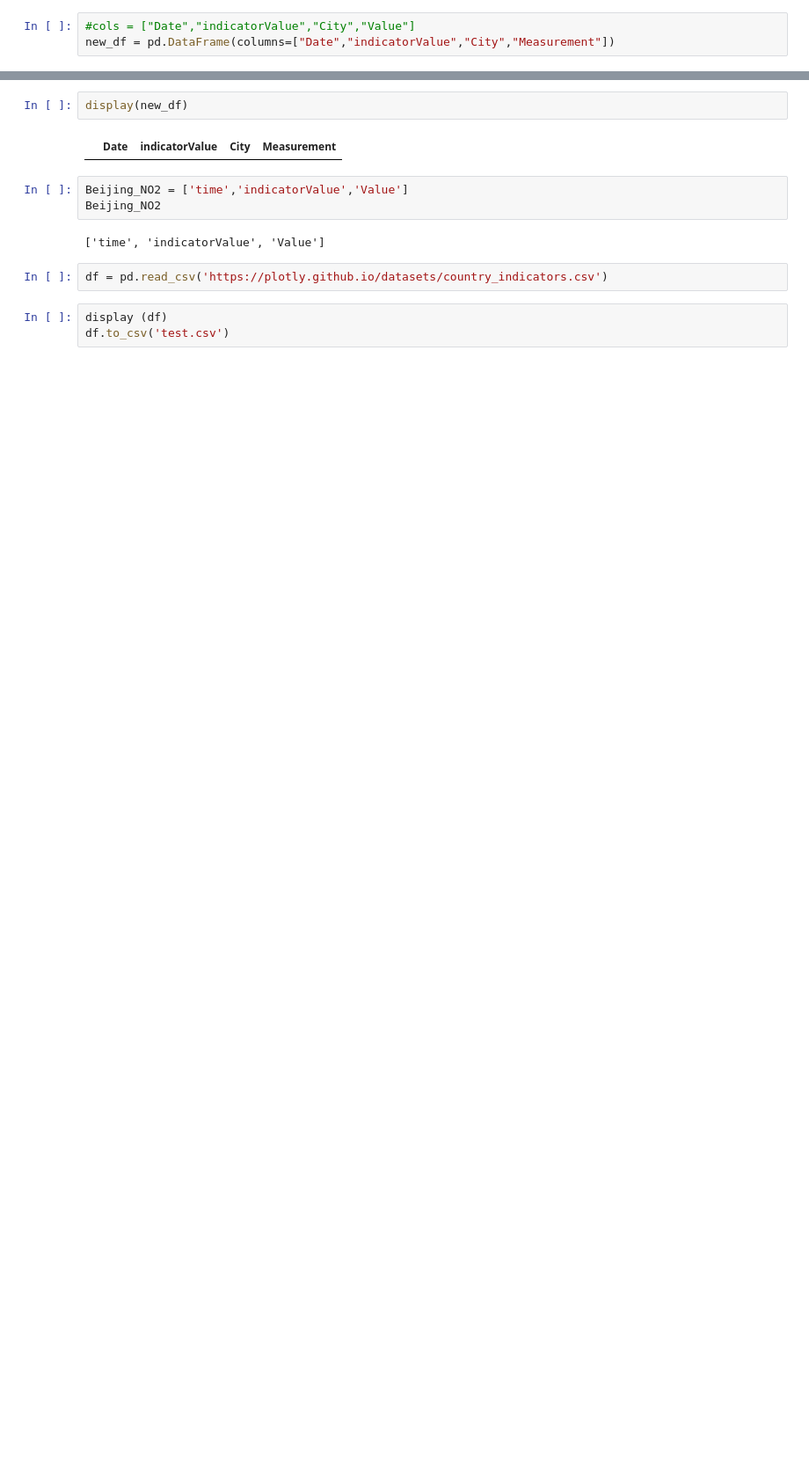
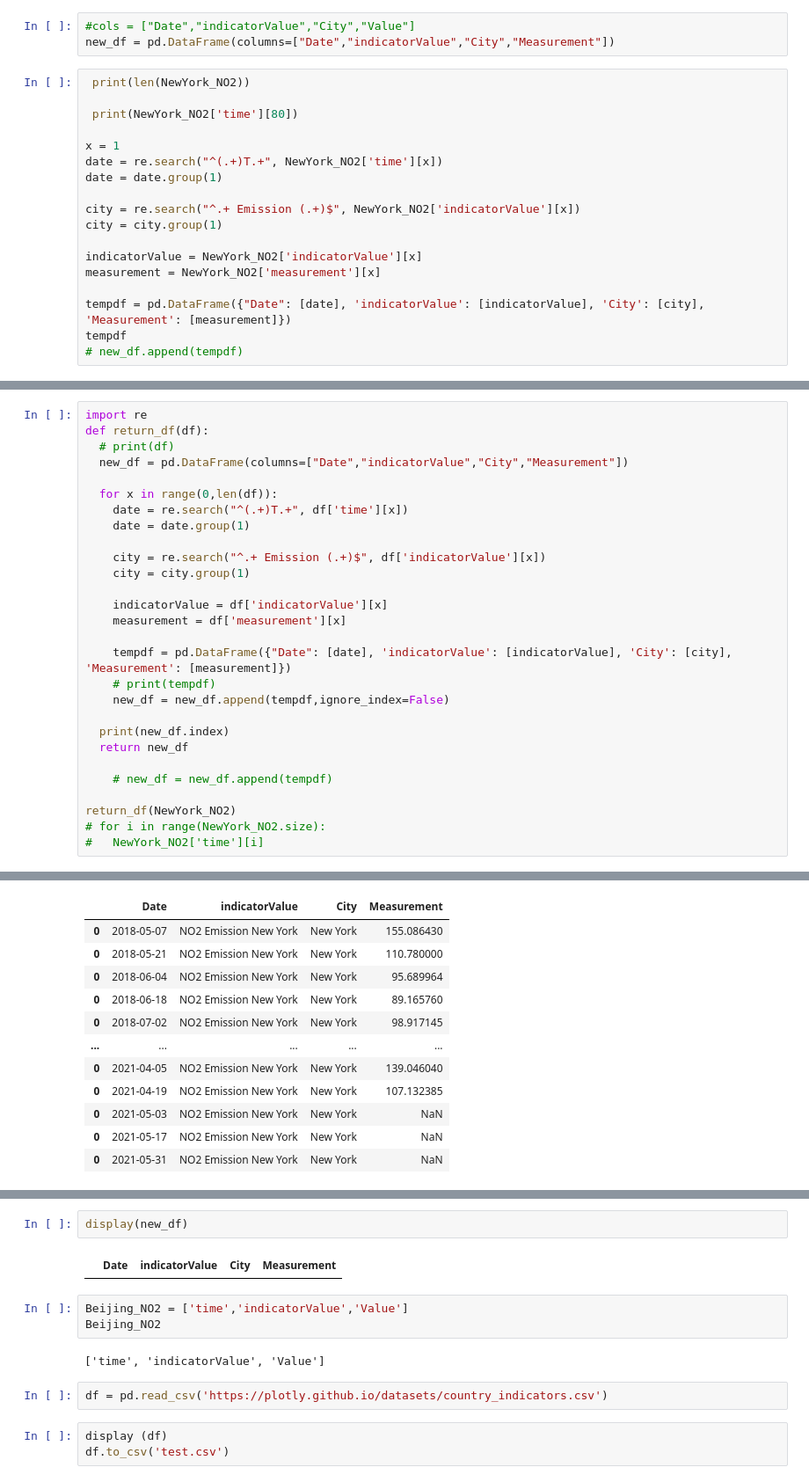
Before and after one commit to AnupaKulathunga/TeamWatha, a Jupyter notebook: test.ipynb, the cells around one changed output, grey strips where cells are left out. Shown: that part at 88% size. Saved outputs shown, nothing was run; the diff lists cells and outputs as text; blank space fills up the shorter version.

```diff
--- a/test.ipynb
+++ b/test.ipynb
@@ -52,3 +52,21 @@ display(San_Francisco_NO2.head())
 # %%
 #cols = ["Date","indicatorValue","City","Value"]
 new_df = pd.DataFrame(columns=["Date","indicatorValue","City","Measurement"])
+# %%
+ print(len(NewYork_NO2))
+
+ print(NewYork_NO2['time'][80])
+
+x = 1
+date = re.search("^(.+)T.+", NewYork_NO2['time'][x])
+date = date.group(1)
+
+city = re.search("^.+ Emission (.+)$", NewYork_NO2['indicatorValue'][x])
+city = city.group(1)
+
+indicatorValue = NewYork_NO2['indicatorValue'][x]
+measurement = NewYork_NO2['measurement'][x]
+
+tempdf = pd.DataFrame({"Date": [date], 'indicatorValue': [indicatorValue], 'City': [city], 'Measurement': [measurement]})
+tempdf
+# new_df.append(tempdf)
@@ -54,0 +78,29 @@ new_df = pd.DataFrame(columns=["Date","indicatorValue","City","Measurement"])
+# %%
+import re
+def return_df(df):
+  # print(df)
+  new_df = pd.DataFrame(columns=["Date","indicatorValue","City","Measurement"])
+
+  for x in range(0,len(df)):
+    date = re.search("^(.+)T.+", df['time'][x])
+    date = date.group(1)
+
+    city = re.search("^.+ Emission (.+)$", df['indicatorValue'][x])
+    city = city.group(1)
+
+    indicatorValue = df['indicatorValue'][x]
+    measurement = df['measurement'][x]
+
+    tempdf = pd.DataFrame({"Date": [date], 'indicatorValue': [indicatorValue], 'City': [city], 'Measurement': [measurement]})
+    # print(tempdf)
+    new_df = new_df.append(tempdf,ignore_index=False)
+
+  print(new_df.index)
+  return new_df
+
+    # new_df = new_df.append(tempdf)
+
+return_df(NewYork_NO2)
+# for i in range(NewYork_NO2.size):
+#   NewYork_NO2['time'][i]
+# %% [output]
@@ -54,0 +112,12 @@ new_df = pd.DataFrame(columns=["Date","indicatorValue","City","Measurement"])
+|  | Date | indicatorValue | City | Measurement |
+| 0 | 2018-05-07 | NO2 Emission New York | New York | 155.086430 |
+| 0 | 2018-05-21 | NO2 Emission New York | New York | 110.780000 |
+| 0 | 2018-06-04 | NO2 Emission New York | New York | 95.689964 |
+| 0 | 2018-06-18 | NO2 Emission New York | New York | 89.165760 |
+| 0 | 2018-07-02 | NO2 Emission New York | New York | 98.917145 |
+| ... | ... | ... | ... | ... |
+| 0 | 2021-04-05 | NO2 Emission New York | New York | 139.046040 |
+| 0 | 2021-04-19 | NO2 Emission New York | New York | 107.132385 |
+| 0 | 2021-05-03 | NO2 Emission New York | New York | NaN |
+| 0 | 2021-05-17 | NO2 Emission New York | New York | NaN |
+| 0 | 2021-05-31 | NO2 Emission New York | New York | NaN |
```
Also changed, not shown: parts of 2 cells of this notebook.
